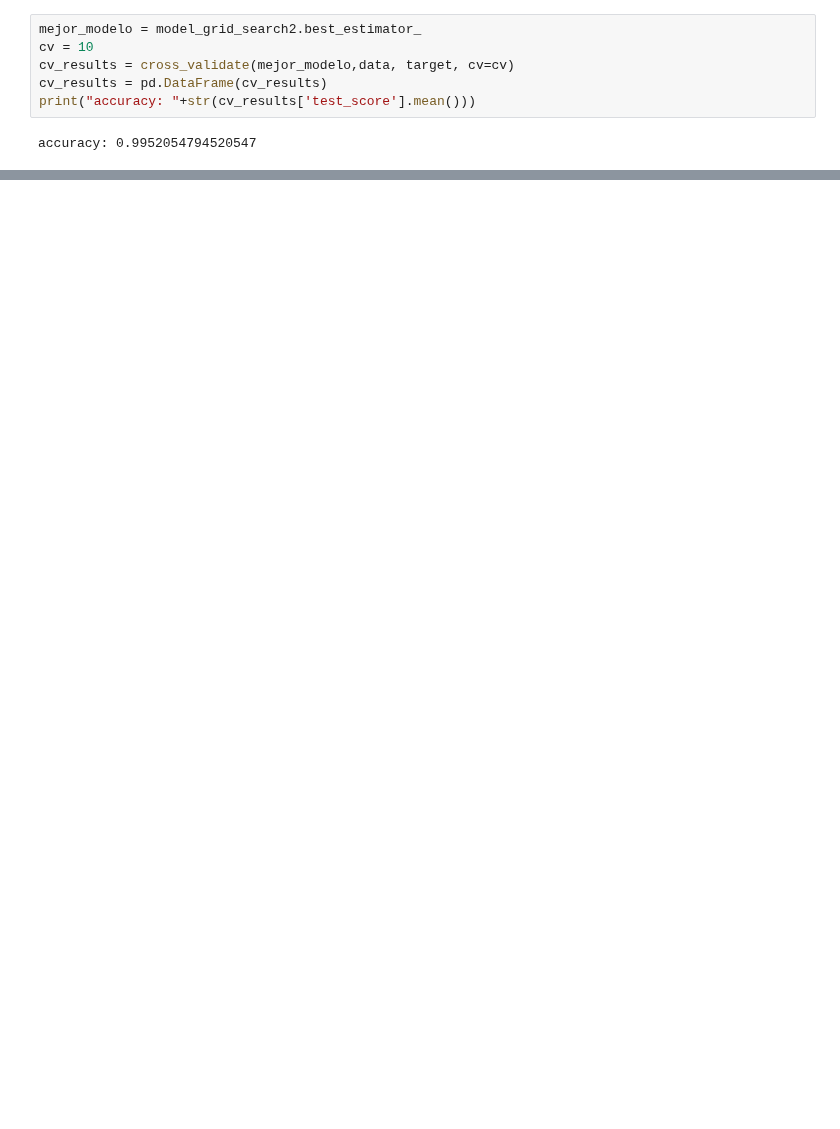
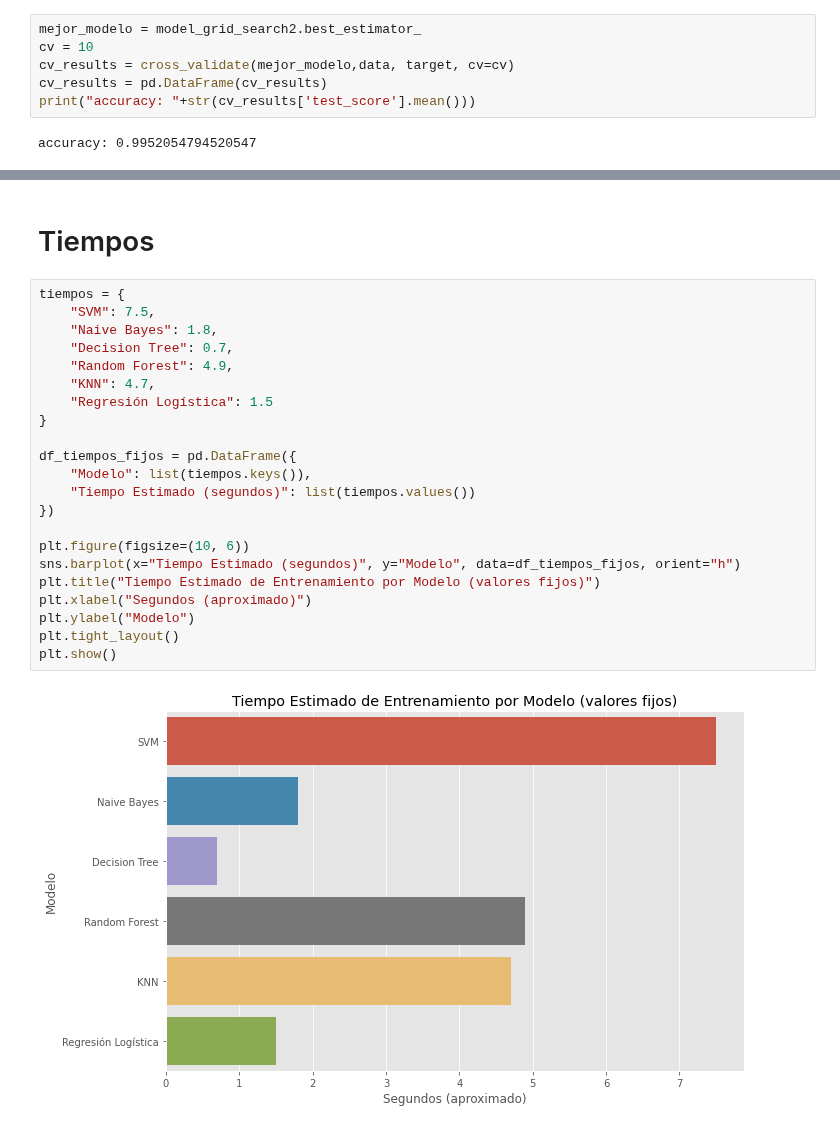
Before and after one commit to xtsebas/Houses_Prices, a Jupyter notebook: SVM.ipynb, the cells around one changed output, grey strips where cells are left out. Cells and saved outputs as stored; diff of their text form; blank space fills up the shorter version.

```diff
--- a/SVM.ipynb
+++ b/SVM.ipynb
@@ -331,0 +388,26 @@ plt.show()
+# %% [markdown]
+# Tiempos
+# %%
+tiempos = {
+    "SVM": 7.5,
+    "Naive Bayes": 1.8,
+    "Decision Tree": 0.7,
+    "Random Forest": 4.9,
+    "KNN": 4.7,
+    "Regresión Logística": 1.5
+}
+
+df_tiempos_fijos = pd.DataFrame({
+    "Modelo": list(tiempos.keys()),
+    "Tiempo Estimado (segundos)": list(tiempos.values())
+})
+
+plt.figure(figsize=(10, 6))
+sns.barplot(x="Tiempo Estimado (segundos)", y="Modelo", data=df_tiempos_fijos, orient="h")
+plt.title("Tiempo Estimado de Entrenamiento por Modelo (valores fijos)")
+plt.xlabel("Segundos (aproximado)")
+plt.ylabel("Modelo")
+plt.tight_layout()
+plt.show()
+# %% [output]
+[figure, added]
```
Also changed, not shown: parts of 12 cells of this notebook, 1 other file.
